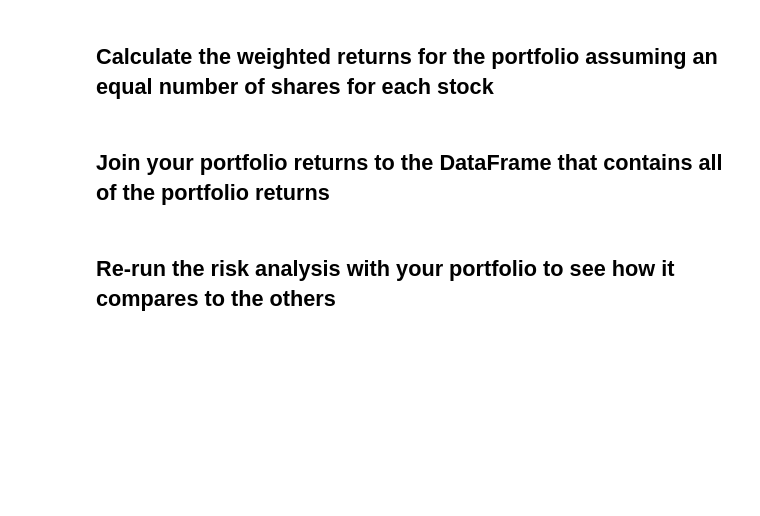
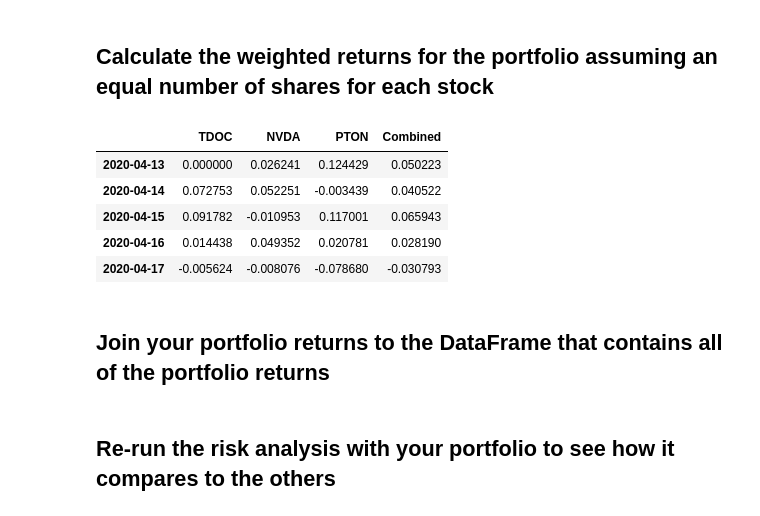
Before and after one commit to ankurgoel77/hw4-whale, a Jupyter notebook: whale_analysis.ipynb, the cells around one changed output. Saved outputs shown, nothing was run; the diff lists cells and outputs as text; code cells hidden in the pictures; blank space fills up the shorter version.

```diff
--- a/whale_analysis.ipynb
+++ b/whale_analysis.ipynb
@@ -419,2 +474,6 @@ For this demo solution, we fetch data from three companies listes in the S&P 500
 # %%
 # Reorganize portfolio data by having a column per symbol
+tickers = ["TDOC","NVDA","PTON"]
+custom_combined_daily.drop(columns=["Symbol"],inplace=True)
+custom_combined_daily.columns = tickers
+custom_combined_daily.head()
@@ -421,6 +487,7 @@ For this demo solution, we fetch data from three companies listes in the S&P 500
 # %%
 # Calculate daily returns
-
+custom_daily_returns = custom_combined_daily.pct_change()
 # Drop NAs
-
+custom_daily_returns.dropna(inplace=True)
 # Display sample data
+custom_daily_returns.head(5)
@@ -429,10 +503,19 @@ For this demo solution, we fetch data from three companies listes in the S&P 500
 # %%
 # Set weights
 weights = [1/3, 1/3, 1/3]
 
 # Calculate portfolio return
-
+custom_return = custom_daily_returns.dot(weights)
 # Display sample data
+custom_daily_returns["Combined"] = custom_return
+custom_daily_returns.head()
+# %% [output]
+|  | TDOC | NVDA | PTON | Combined |
+| 2020-04-13 | 0.000000 | 0.026241 | 0.124429 | 0.050223 |
+| 2020-04-14 | 0.072753 | 0.052251 | -0.003439 | 0.040522 |
+| 2020-04-15 | 0.091782 | -0.010953 | 0.117001 | 0.065943 |
+| 2020-04-16 | 0.014438 | 0.049352 | 0.020781 | 0.028190 |
+| 2020-04-17 | -0.005624 | -0.008076 | -0.078680 | -0.030793 |
 # %% [markdown]
 ## Join your portfolio returns to the DataFrame that contains all of the portfolio returns
 # %%
```
Also changed, not shown: parts of 12 cells of this notebook, 3 other files.
